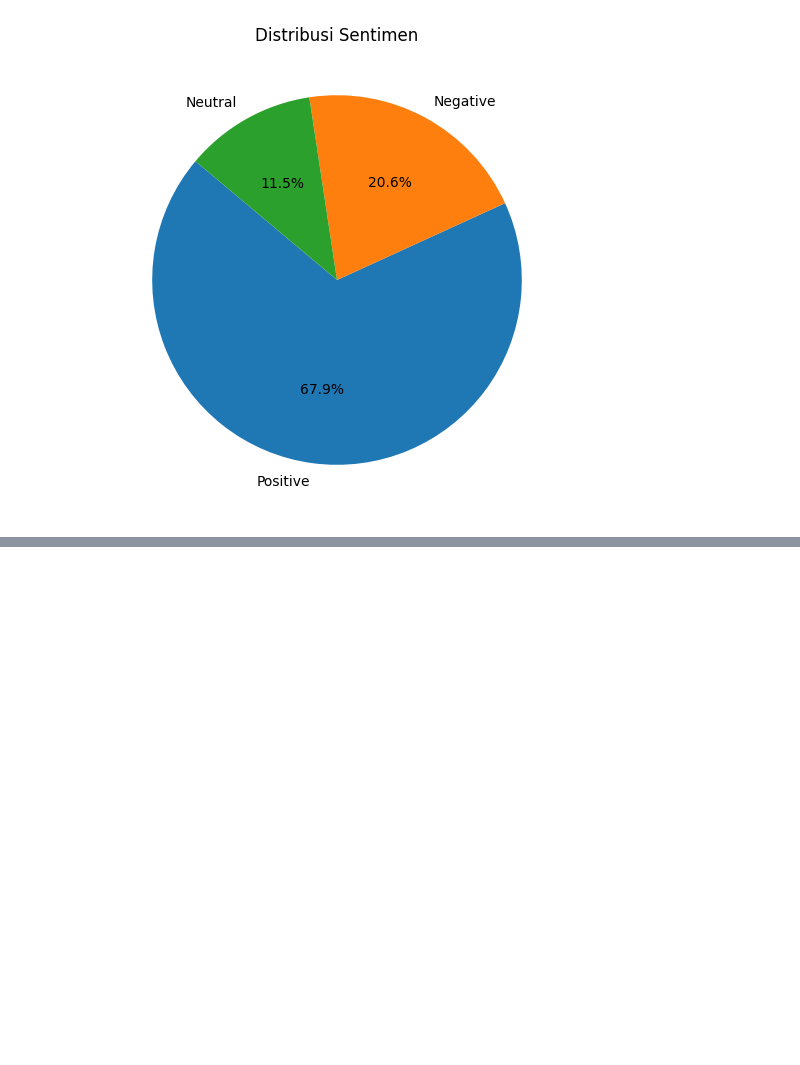
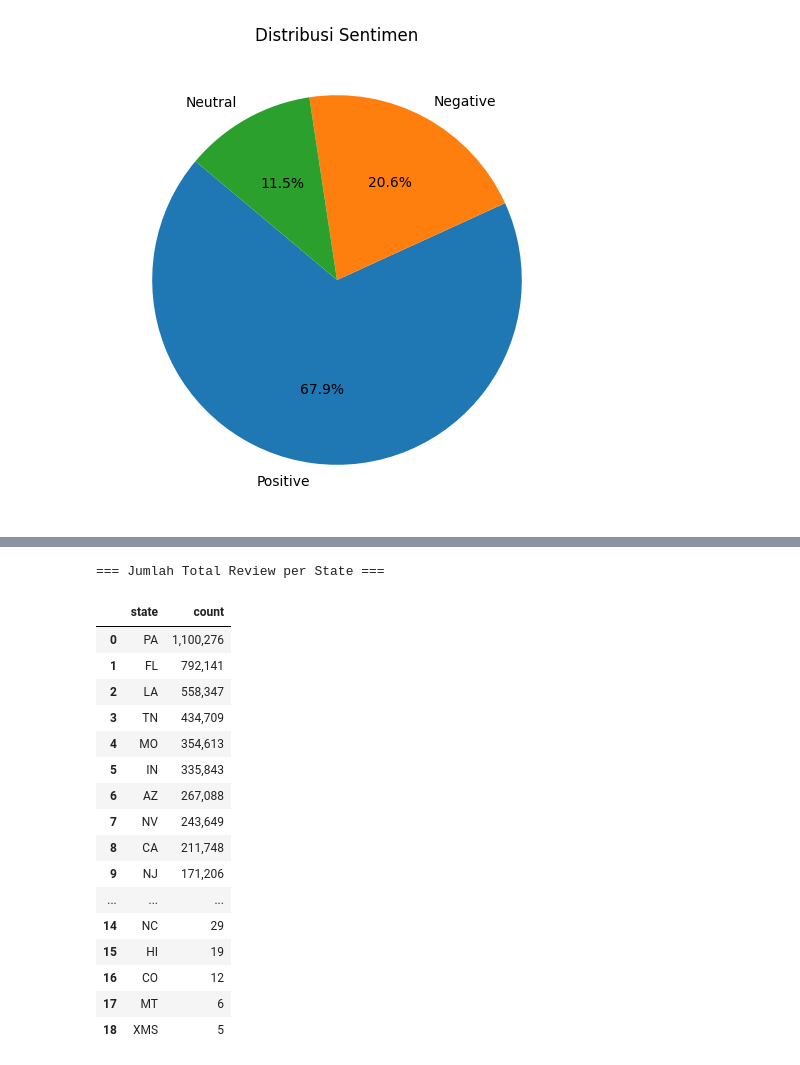
Before and after one commit to Jakij4ki/yelp-sentiment-analysis, a Jupyter notebook: EDA/Percobaan_EDA.ipynb, the cells around one changed output, grey strips where cells are left out. Cells and saved outputs as stored; diff of their text form; code cells hidden in the pictures; blank space fills up the shorter version.

```diff
--- a/EDA/Percobaan_EDA.ipynb
+++ b/EDA/Percobaan_EDA.ipynb
@@ -97,0 +99,24 @@ plt.show()
+# %%
+print("=== Jumlah Total Review per State ===")
+display(total_per_state.style.set_properties(**{'text-align': 'center'})
+        .set_table_styles([{'selector': 'th', 'props': [('text-align', 'center')]}])
+        .format({'count': '{:,}'}))
+# %% [output]
+=== Jumlah Total Review per State ===
+|  | state | count |
+| 0 | PA | 1,100,276 |
+| 1 | FL | 792,141 |
+| 2 | LA | 558,347 |
+| 3 | TN | 434,709 |
+| 4 | MO | 354,613 |
+| 5 | IN | 335,843 |
+| 6 | AZ | 267,088 |
+| 7 | NV | 243,649 |
+| 8 | CA | 211,748 |
+| 9 | NJ | 171,206 |
+| ... | ... | ... |
+| 14 | NC | 29 |
+| 15 | HI | 19 |
+| 16 | CO | 12 |
+| 17 | MT | 6 |
+| 18 | XMS | 5 |
```
Also changed, not shown: parts of 20 cells of this notebook.
